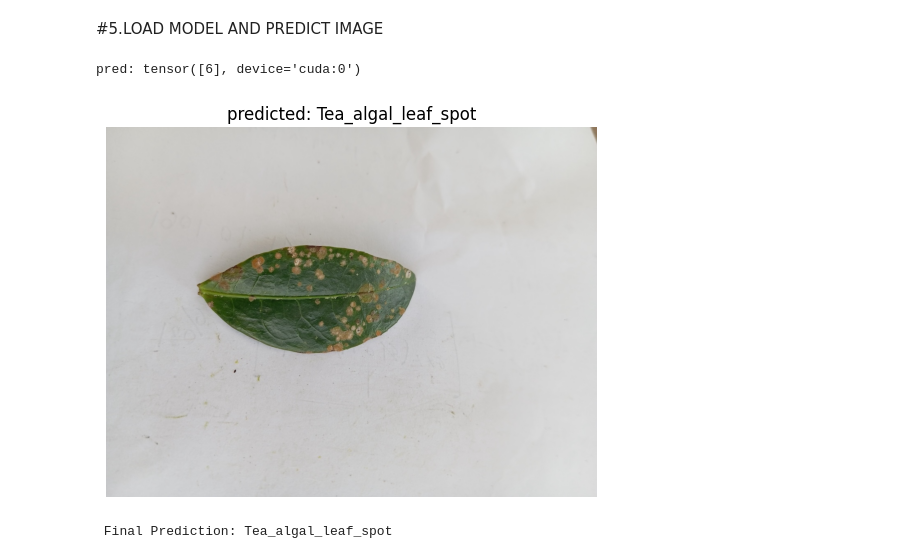
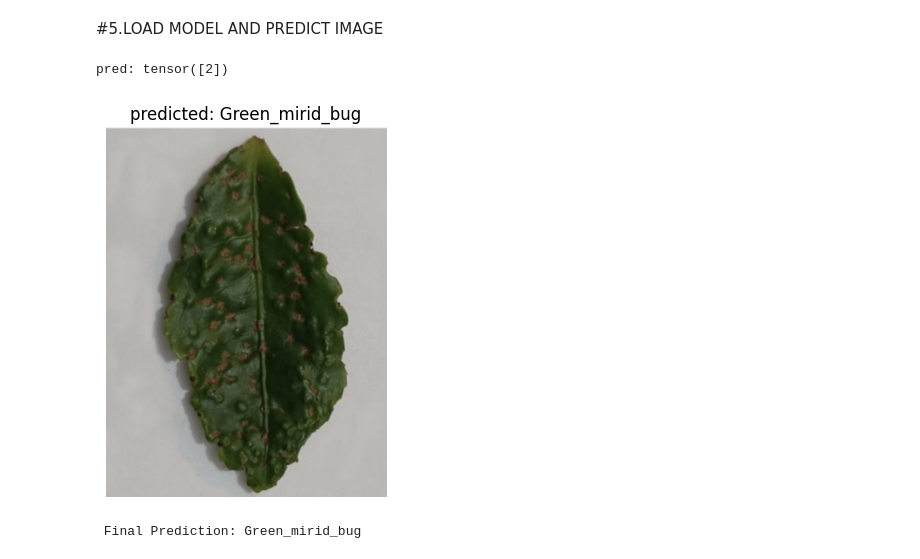
Before and after one commit to Nisum004/plant_disease_classification, a Jupyter notebook: tea_leaves_disease_classification.ipynb, the cells around one changed output. Saved outputs shown, nothing was run; the diff lists cells and outputs as text; code cells hidden in the pictures.

```diff
--- a/tea_leaves_disease_classification.ipynb
+++ b/tea_leaves_disease_classification.ipynb
@@ -253,8 +240,14 @@ SAved successfully
 # %% [markdown]
 #5.LOAD MODEL AND PREDICT IMAGE
 # %%
+# Need to recreate the model architecture before loading weights
+model = models.resnet18(weights = models.ResNet18_Weights.DEFAULT)
+num_ftrs = model.fc.in_features
+model.fc = nn.Linear(num_ftrs, len(class_names)) # Assuming class_names is defined
+model = model.to(device) # Assuming device is defined
 
 # Load model
+
 model.load_state_dict(torch.load('leaf_resnet18_finetuned.pt', map_location= device))
 model.eval()
 
@@ -267,34 +260,34 @@ transform = transforms.Compose([
                          [0.229, 0.224, 0.225])
 ])
 
 # DATA PATH:
 data_dir = '/content/drive/MyDrive/tea_leaves_ds'
 test_path = os.path.join(data_dir, 'test')
 
 # Load the dataset to get class names
 test_data = datasets.ImageFolder(test_path, transform=transform)
 class_names = test_data.classes
 
 
 # load and preprocess images
-img_path = '/content/drive/MyDrive/tea_leaves_ds/test/Tea_algal_leaf_spot/tea_algal_leaf_spot_00017.jpg' # You need to provide the path to your image here
+img_path = '/content/drive/MyDrive/Screenshot 2025-10-21 at 22.57.33.jpg'
 image = Image.open(img_path).convert('RGB')
 input_tensor = transform(image).unsqueeze(0).to(device)
 
 # PREDICT
 with torch.no_grad():
   output = model(input_tensor)
   _, pred = torch.max(output, 1)
   print("pred:", pred)
   predicted_class = class_names[pred.item()]
 
 plt.imshow(image)
 plt.title(f"predicted: {predicted_class}")
 plt.axis('off')
 plt.show()
 
 print(f"\n Final Prediction: {predicted_class}")
 # %% [output]
-pred: tensor([6], device='cuda:0')
+pred: tensor([2])
-[figure, old version]
+[figure, new version]
- Final Prediction: Tea_algal_leaf_spot
+ Final Prediction: Green_mirid_bug
```
Also changed, not shown: parts of 1 cell of this notebook.
